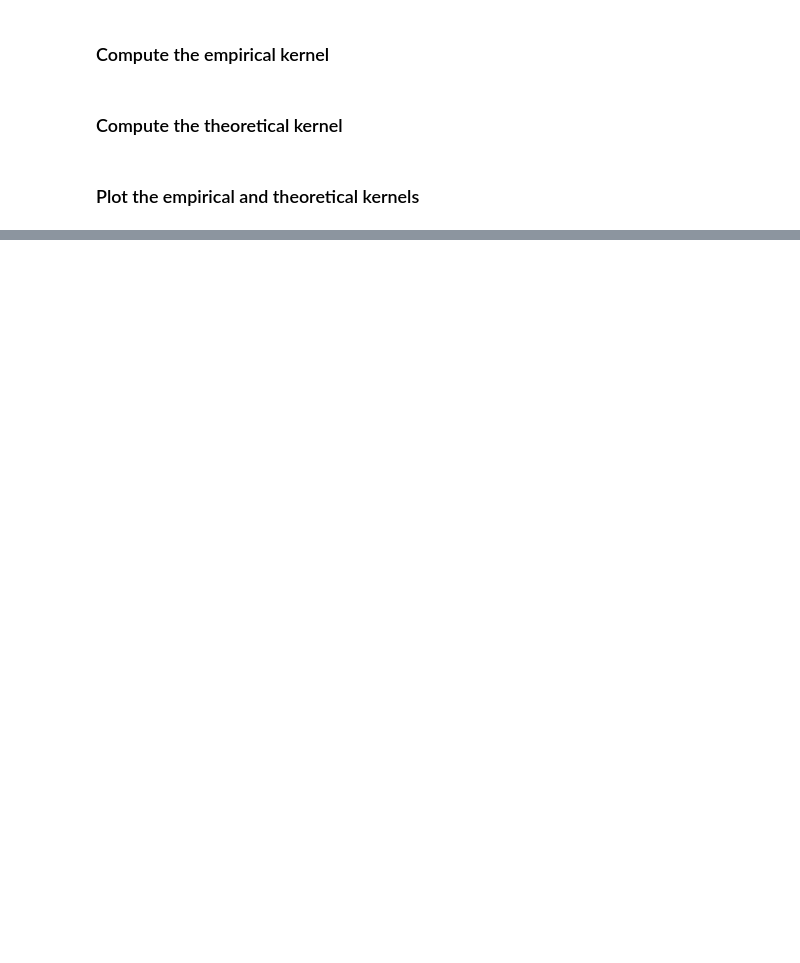
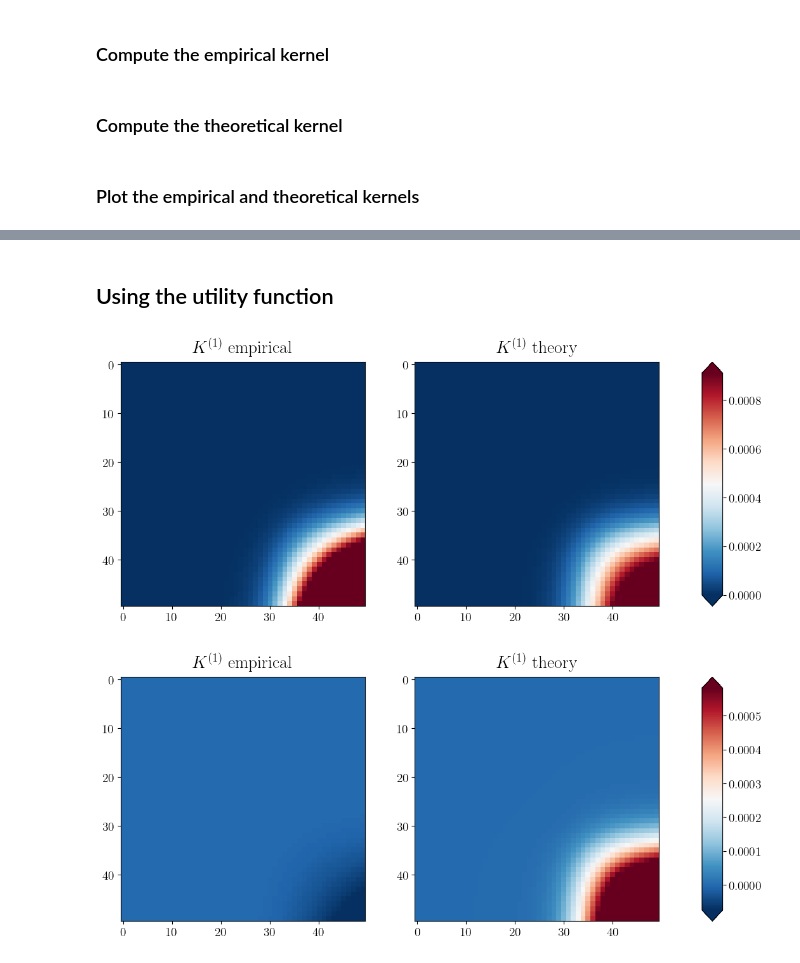
Before and after one commit to achiefa/DeepLearningTheory, a Jupyter notebook: notebooks/kernel_recursion.ipynb, the cells around one changed output, grey strips where cells are left out. Drawn from its saved outputs; the diff is of its cells as text; code cells hidden in the pictures; blank space fills up the shorter version.

```diff
--- a/notebooks/kernel_recursion.ipynb
+++ b/notebooks/kernel_recursion.ipynb
@@ -108,0 +144,17 @@ produce_mat_plot([K2_offdiag, K2_infinity],
+# %% [markdown]
+## Using the utility function
+# %%
+plot_kwargs_list = [{"save_fig": False}, {"save_fig": False},]
+plot_kernel_at_layer(
+    model_ens,
+    layer_idx=1,
+    input_data=fk_grid,
+    num_samples=10000,
+    batch_size=100,
+    diag_idx=0,
+    offdiag_idx=50,
+    plot_kwargs_list=plot_kwargs_list,
+)
+# %% [output]
+[figure, added]
+[figure, added]
```
Also changed, not shown: parts of 14 cells of this notebook, 26 other files.
